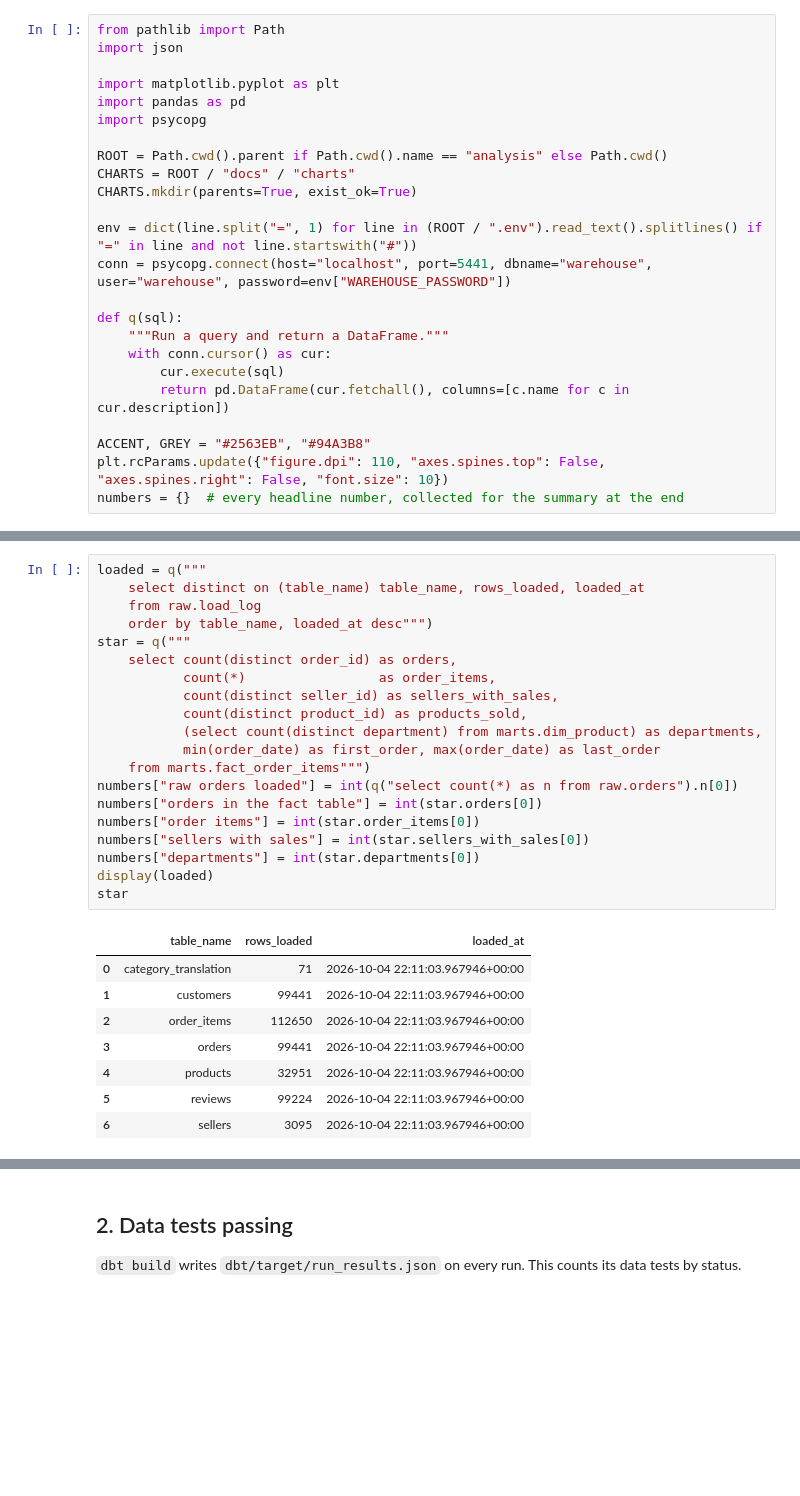
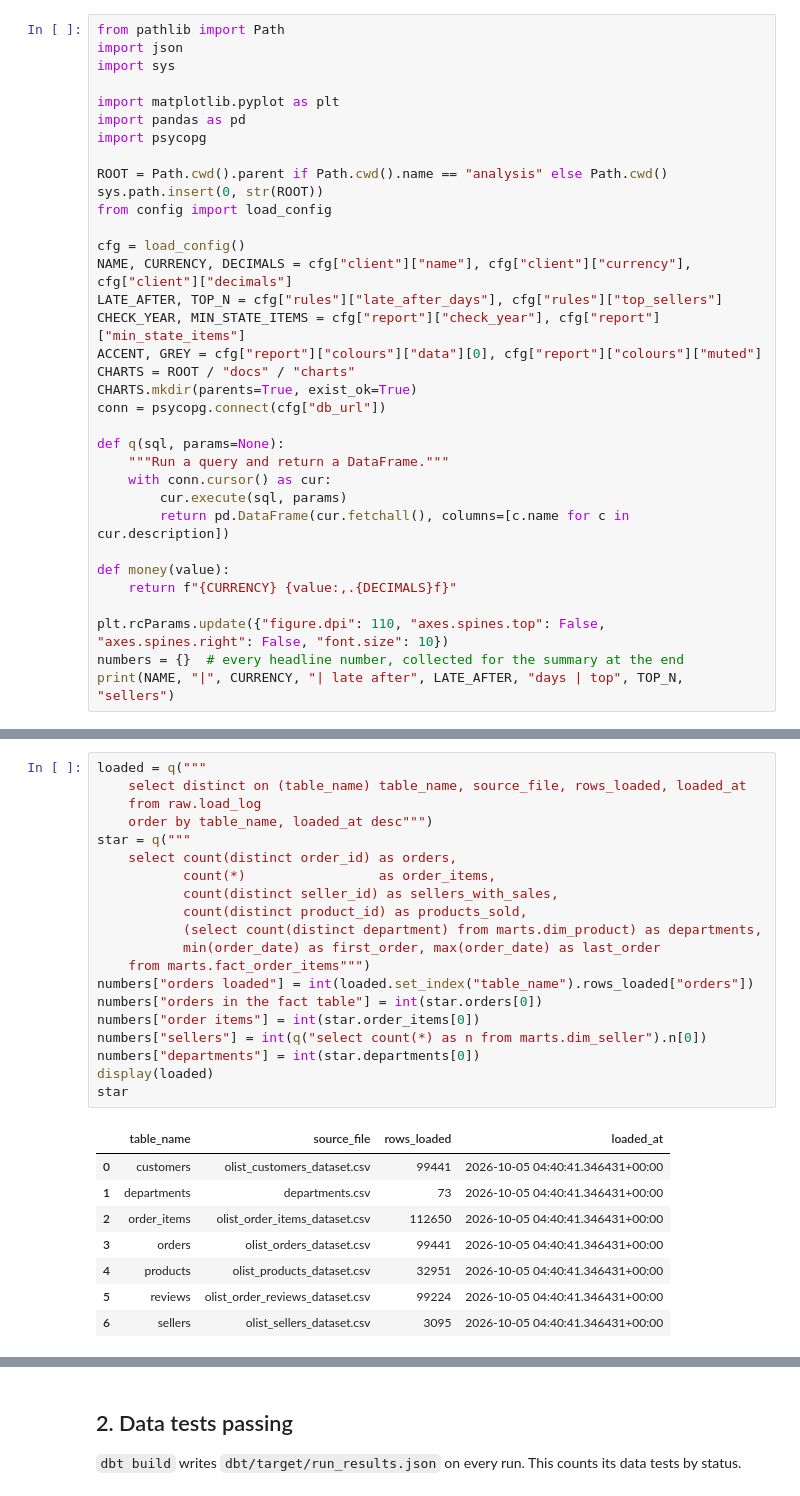
Before and after one commit to omarshalabyy1/retail-supplier-warehouse, a Jupyter notebook: analysis/analysis.ipynb, the cells around one changed output, grey strips where cells are left out. Drawn from its saved outputs; the diff is of its cells as text; blank space fills up the shorter version.

```diff
--- a/analysis/analysis.ipynb
+++ b/analysis/analysis.ipynb
@@ -8,24 +9,34 @@ It reads the finished star schema (`marts`) with plain SQL, so the same queries
 # %%
 from pathlib import Path
 import json
+import sys
 
 import matplotlib.pyplot as plt
 import pandas as pd
 import psycopg
 
 ROOT = Path.cwd().parent if Path.cwd().name == "analysis" else Path.cwd()
+sys.path.insert(0, str(ROOT))
+from config import load_config
+
+cfg = load_config()
+NAME, CURRENCY, DECIMALS = cfg["client"]["name"], cfg["client"]["currency"], cfg["client"]["decimals"]
+LATE_AFTER, TOP_N = cfg["rules"]["late_after_days"], cfg["rules"]["top_sellers"]
+CHECK_YEAR, MIN_STATE_ITEMS = cfg["report"]["check_year"], cfg["report"]["min_state_items"]
+ACCENT, GREY = cfg["report"]["colours"]["data"][0], cfg["report"]["colours"]["muted"]
 CHARTS = ROOT / "docs" / "charts"
 CHARTS.mkdir(parents=True, exist_ok=True)
+conn = psycopg.connect(cfg["db_url"])
 
-env = dict(line.split("=", 1) for line in (ROOT / ".env").read_text().splitlines() if "=" in line and not line.startswith("#"))
-conn = psycopg.connect(host="localhost", port=5441, dbname="warehouse", user="warehouse", password=env["WAREHOUSE_PASSWORD"])
-
-def q(sql):
+def q(sql, params=None):
     """Run a query and return a DataFrame."""
     with conn.cursor() as cur:
-        cur.execute(sql)
+        cur.execute(sql, params)
         return pd.DataFrame(cur.fetchall(), columns=[c.name for c in cur.description])
 
-ACCENT, GREY = "#2563EB", "#94A3B8"
+def money(value):
+    return f"{CURRENCY} {value:,.{DECIMALS}f}"
+
 plt.rcParams.update({"figure.dpi": 110, "axes.spines.top": False, "axes.spines.right": False, "font.size": 10})
 numbers = {}  # every headline number, collected for the summary at the end
+print(NAME, "|", CURRENCY, "| late after", LATE_AFTER, "days | top", TOP_N, "sellers")
@@ -36,31 +49,31 @@ The raw tables hold the files exactly as exported; the fact table is the cleaned
 # %%
 loaded = q("""
-    select distinct on (table_name) table_name, rows_loaded, loaded_at
+    select distinct on (table_name) table_name, source_file, rows_loaded, loaded_at
     from raw.load_log
     order by table_name, loaded_at desc""")
 star = q("""
     select count(distinct order_id) as orders,
            count(*)                 as order_items,
            count(distinct seller_id) as sellers_with_sales,
            count(distinct product_id) as products_sold,
            (select count(distinct department) from marts.dim_product) as departments,
            min(order_date) as first_order, max(order_date) as last_order
     from marts.fact_order_items""")
-numbers["raw orders loaded"] = int(q("select count(*) as n from raw.orders").n[0])
+numbers["orders loaded"] = int(loaded.set_index("table_name").rows_loaded["orders"])
 numbers["orders in the fact table"] = int(star.orders[0])
 numbers["order items"] = int(star.order_items[0])
-numbers["sellers with sales"] = int(star.sellers_with_sales[0])
+numbers["sellers"] = int(q("select count(*) as n from marts.dim_seller").n[0])
 numbers["departments"] = int(star.departments[0])
 display(loaded)
 star
 # %% [output]
-|  | table_name | rows_loaded | loaded_at |
-| 0 | category_translation | 71 | 2026-10-04 22:11:03.967946+00:00 |
-| 1 | customers | 99441 | 2026-10-04 22:11:03.967946+00:00 |
-| 2 | order_items | 112650 | 2026-10-04 22:11:03.967946+00:00 |
-| 3 | orders | 99441 | 2026-10-04 22:11:03.967946+00:00 |
-| 4 | products | 32951 | 2026-10-04 22:11:03.967946+00:00 |
-| 5 | reviews | 99224 | 2026-10-04 22:11:03.967946+00:00 |
-| 6 | sellers | 3095 | 2026-10-04 22:11:03.967946+00:00 |
+|  | table_name | source_file | rows_loaded | loaded_at |
+| 0 | customers | olist_customers_dataset.csv | 99441 | 2026-10-05 04:40:41.346431+00:00 |
+| 1 | departments | departments.csv | 73 | 2026-10-05 04:40:41.346431+00:00 |
+| 2 | order_items | olist_order_items_dataset.csv | 112650 | 2026-10-05 04:40:41.346431+00:00 |
+| 3 | orders | olist_orders_dataset.csv | 99441 | 2026-10-05 04:40:41.346431+00:00 |
+| 4 | products | olist_products_dataset.csv | 32951 | 2026-10-05 04:40:41.346431+00:00 |
+| 5 | reviews | olist_order_reviews_dataset.csv | 99224 | 2026-10-05 04:40:41.346431+00:00 |
+| 6 | sellers | olist_sellers_dataset.csv | 3095 | 2026-10-05 04:40:41.346431+00:00 |
 |  | orders | order_items | sellers_with_sales | products_sold | departments | first_order | last_order |
 | 0 | 98666 | 112650 | 3095 | 32951 | 74 | 2016-09-04 | 2018-09-03 |
```
Also changed, not shown: parts of 19 cells of this notebook, 33 other files.
